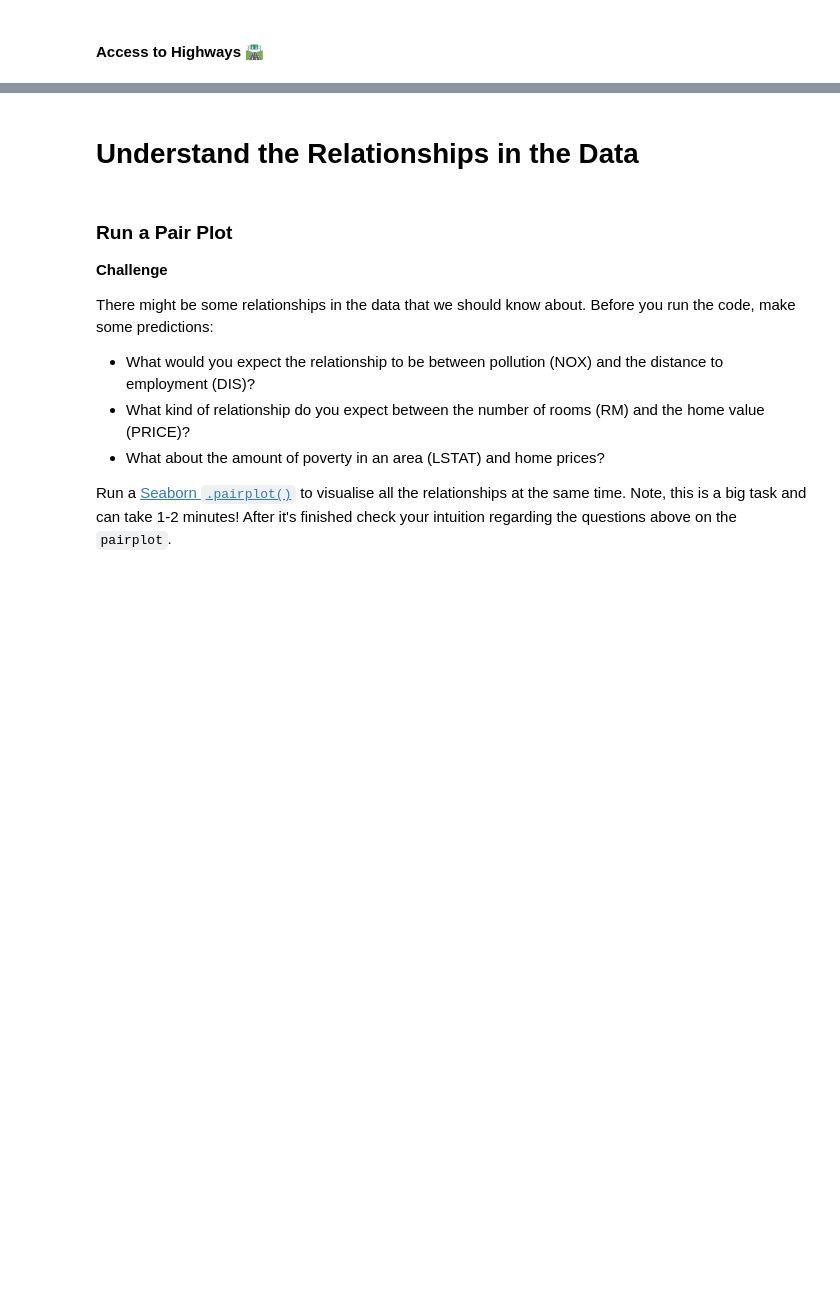
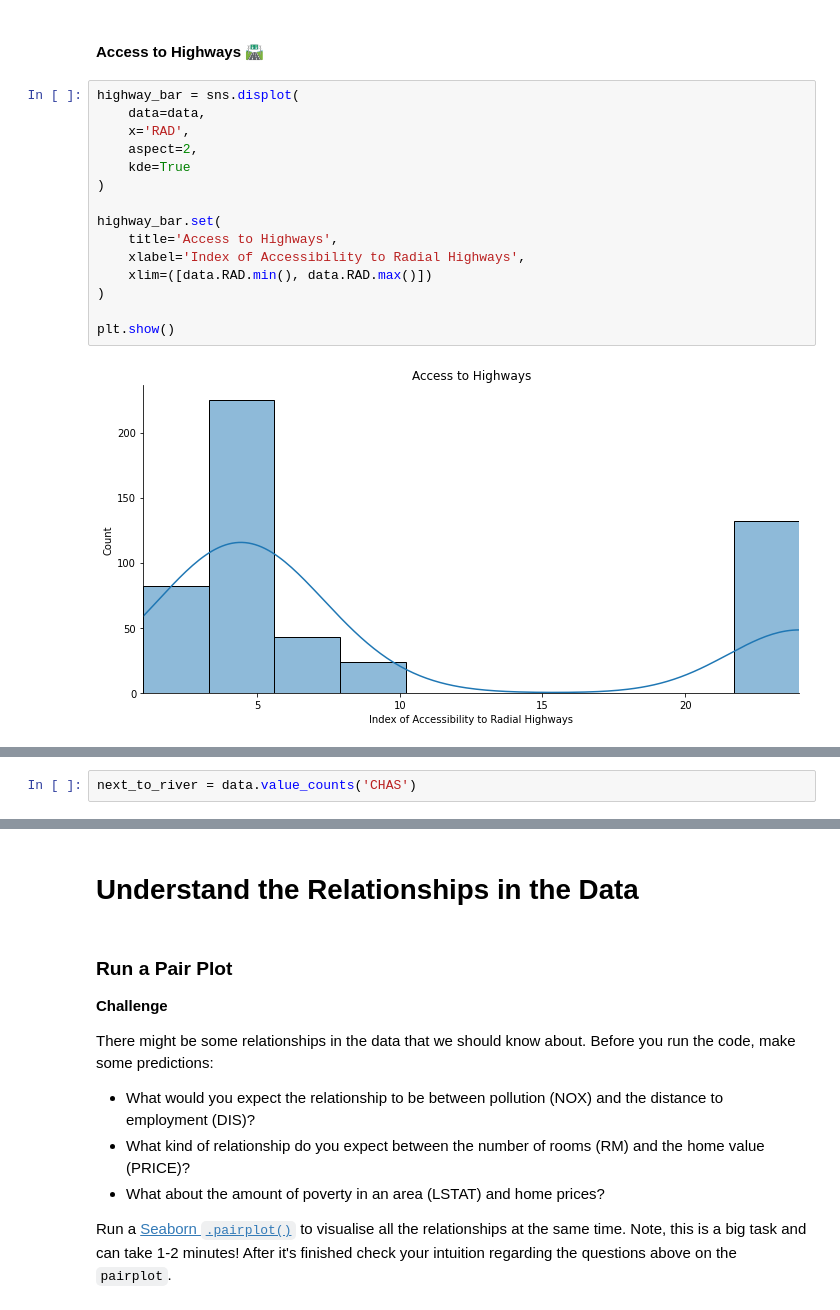
Before and after one commit to zoard-ehmann/100-days-of-python, a Jupyter notebook: Day80/Predict_House_Prices/Multivariable_Regression_and_Valuation_Model.ipynb, the cells around one changed output, grey strips where cells are left out. Cells and saved outputs as stored; diff of their text form; blank space fills up the shorter version.

```diff
--- a/Day80/Predict_House_Prices/Multivariable_Regression_and_Valuation_Model.ipynb
+++ b/Day80/Predict_House_Prices/Multivariable_Regression_and_Valuation_Model.ipynb
@@ -191,5 +242,22 @@ What do you notice in the distributions of the data?
 # %% [markdown]
 #### Access to Highways 🛣
+# %%
+highway_bar = sns.displot(
+    data=data,
+    x='RAD',
+    aspect=2,
+    kde=True
+)
+
+highway_bar.set(
+    title='Access to Highways',
+    xlabel='Index of Accessibility to Radial Highways',
+    xlim=([data.RAD.min(), data.RAD.max()])
+)
+
+plt.show()
+# %% [output]
+[figure, added]
 # %% [markdown]
 #### Next to the River? ⛵️
 
@@ -200,3 +268,5 @@ Create a bar chart with plotly for CHAS to show many more homes are away from th
 <img src=https://i.imgur.com/AHwoQ6l.png height=350>
 
 You can make your life easier by providing a list of values for the x-axis (e.g., `x=['No', 'Yes']`)
+# %%
+next_to_river = data.value_counts('CHAS')
```
Also changed, not shown: parts of 4 cells of this notebook.
